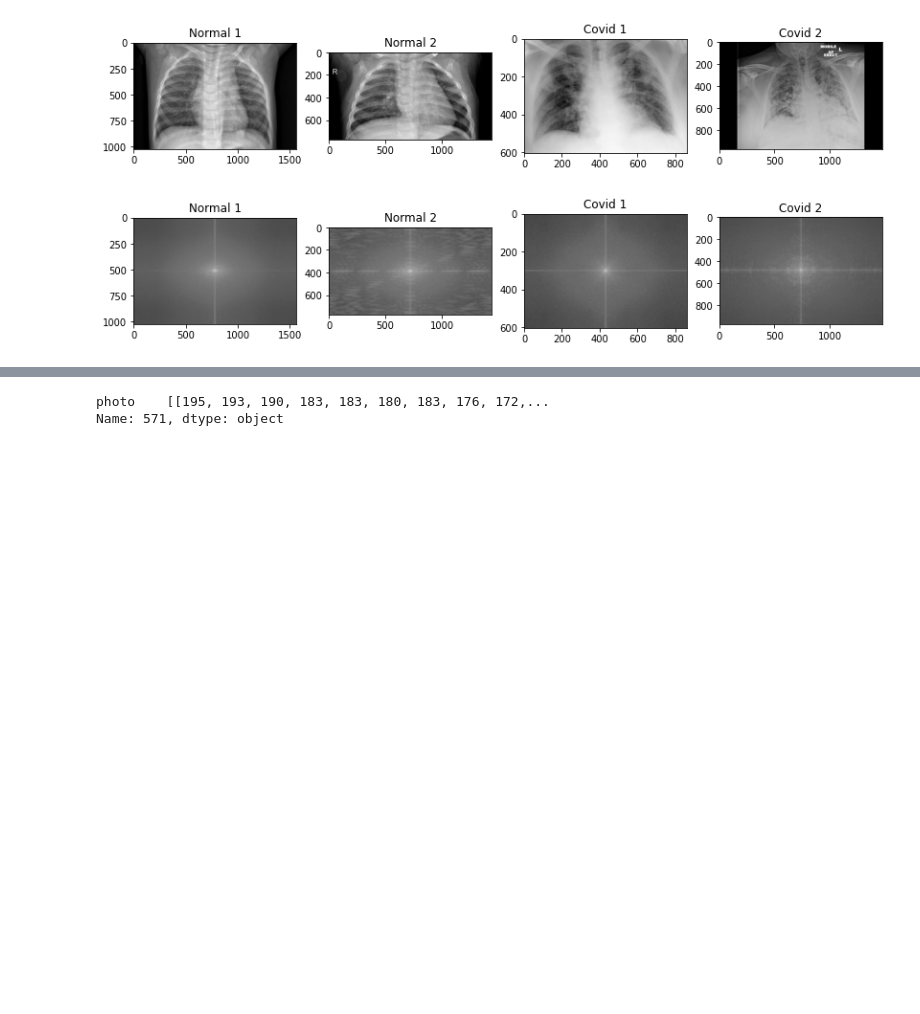
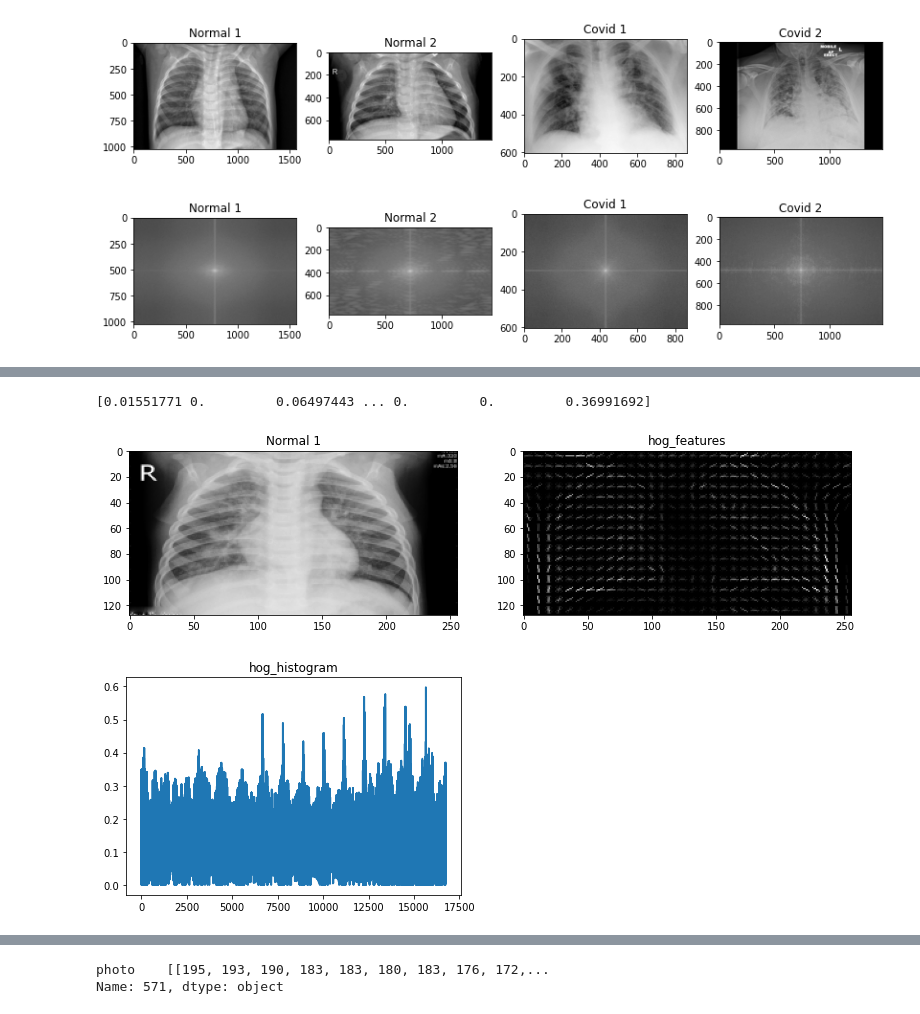
Before and after one commit to plance17/Aprendizaje-de-Maquina, a Jupyter notebook: Teoría_4_Ejercicio_2.ipynb, the cells around one changed output, grey strips where cells are left out. Saved outputs shown, nothing was run; the diff lists cells and outputs as text; code cells hidden in the pictures; blank space fills up the shorter version.

```diff
--- a/Teoría_4_Ejercicio_2.ipynb
+++ b/Teoría_4_Ejercicio_2.ipynb
@@ -333,0 +380,22 @@ for i in np.arange(0,num_normal_photos+num_neumonia_photos+num_covid_photos):
+# %%
+ppc=8
+fd1,imagen1 = hog(image_reshape[200], orientations=9, pixels_per_cell=(ppc,ppc),cells_per_block=(2, 2) ,visualize=True)
+
+print(fd1)
+
+
+plt.figure(figsize=(20,20))
+plt.subplot(1,3,1).set_title('Normal 1')
+plt.imshow(image_reshape[0],cmap='gray')
+plt.subplot(1,3,2).set_title('hog_features')
+plt.imshow(imagen1,cmap='gray')
+plt.show()
+
+
+plt.plot(fd1)
+plt.title('hog_histogram')
+plt.show()
+# %% [output]
+[0.01551771 0.         0.06497443 ... 0.         0.         0.36991692]
+[figure, added]
+[figure, added]
```
Also changed, not shown: parts of 18 cells of this notebook.
